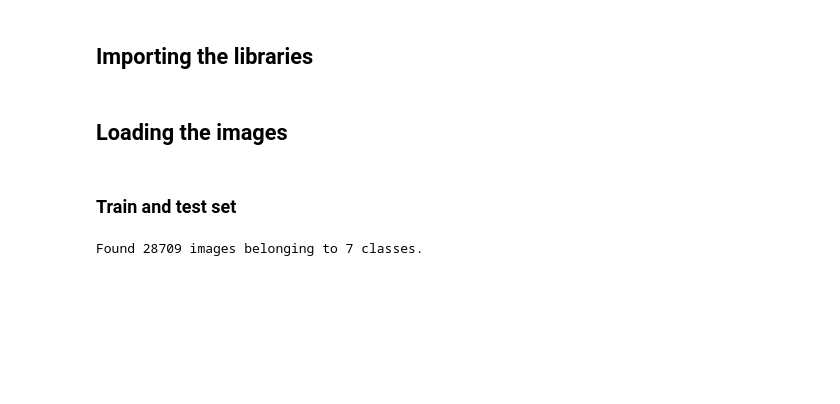
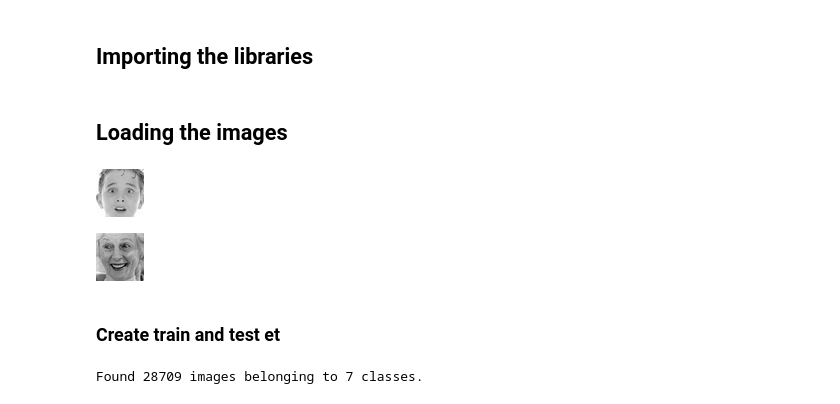
Before and after one commit to ArianFotouhi/FaceEmotionDetector, a Jupyter notebook: emotion_detector.ipynb, the cells around one changed output. Drawn from its saved outputs; the diff is of its cells as text; code cells hidden in the pictures; blank space fills up the shorter version.

```diff
--- a/emotion_detector.ipynb
+++ b/emotion_detector.ipynb
@@ -19,8 +19,17 @@ path = 'fer_images.zip'
 zip_object = zipfile.ZipFile(file=path, mode='r')
 zip_object.extractall('./')
 zip_object.close()
+# %%
+tf.keras.preprocessing.image.load_img('fer2013/train/Fear/1001.jpg')
+# %% [output]
+[figure, added]
+# %%
+image = tf.keras.preprocessing.image.load_img('fer2013/train/Happy/5.jpg')
+image
+# %% [output]
+[figure, added]
 # %% [markdown]
-### Train and test set
+### Create train and test et
 # %%
 training_generator = ImageDataGenerator(rescale=1./255,
                                         rotation_range=7,
```
Also changed, not shown: parts of 11 cells of this notebook.
